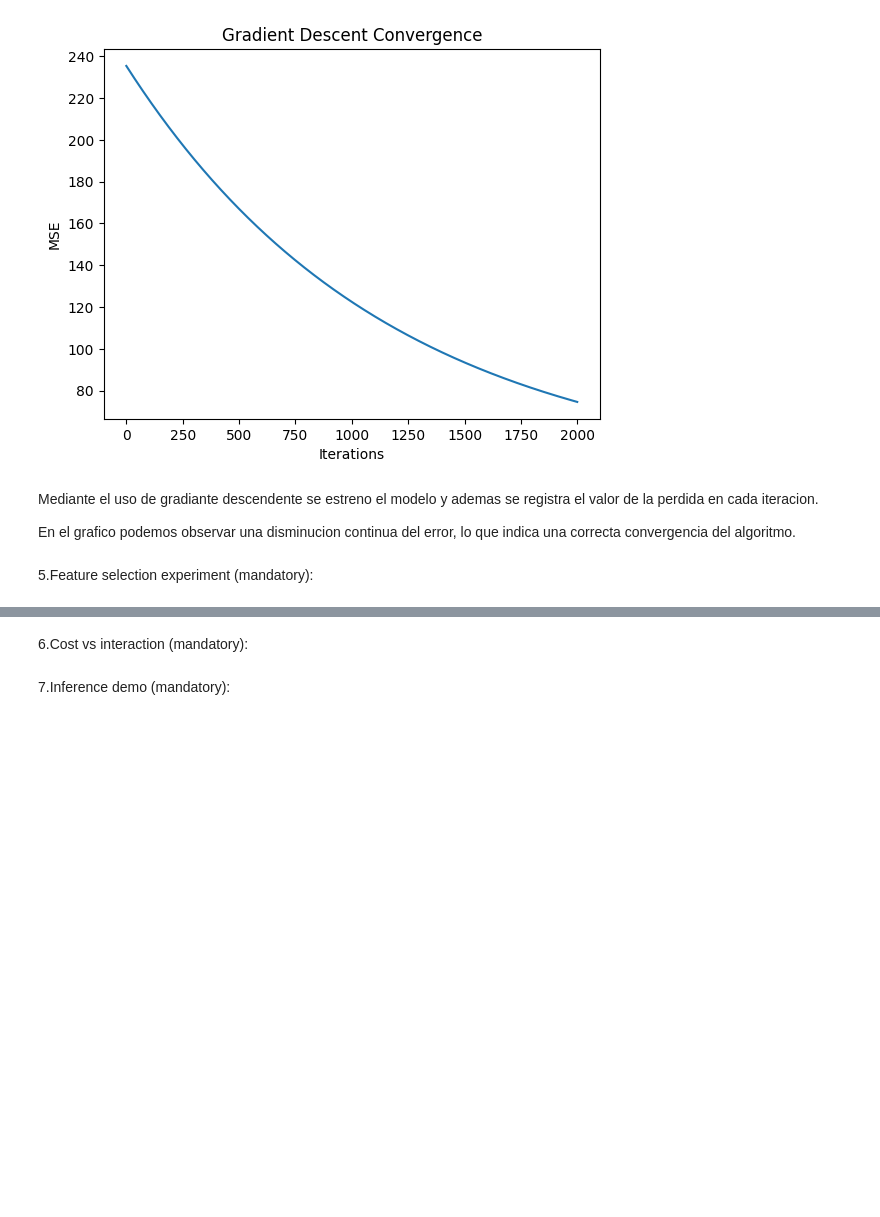
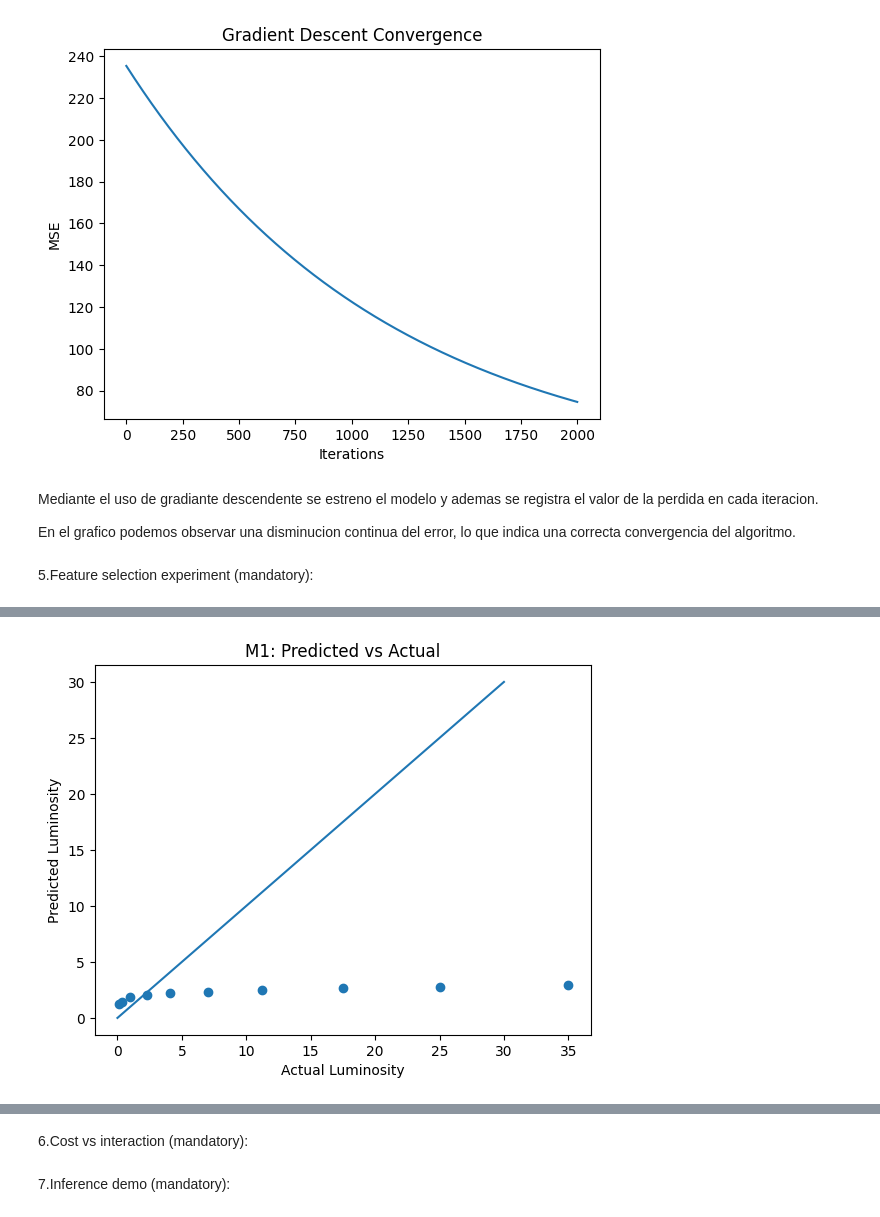
Before and after one commit to ders14028-bit/RodriguezDaniel-Regression_and_cloud_ready_AI_infrastructure, a Jupyter notebook: 02_part2_polyreg.ipynb, the cells around one changed output, grey strips where cells are left out. Saved outputs shown, nothing was run; the diff lists cells and outputs as text; code cells hidden in the pictures; blank space fills up the shorter version.

```diff
--- a/02_part2_polyreg.ipynb
+++ b/02_part2_polyreg.ipynb
@@ -104,3 +104,29 @@ Mediante el uso de gradiante descendente se estreno el modelo y ademas se regist
 En el grafico podemos observar una disminucion continua del error, lo que indica una correcta convergencia del algoritmo.
 # %% [markdown]
 5.Feature selection experiment (mandatory):
+# %%
+# Definicion de matricez
+
+X_M1 = np.column_stack([M, T])
+X_M2 = np.column_stack([M, T, M**2])
+X_M3 = np.column_stack([M, T, M**2, M*T])
+# %%
+# Comparacion de modelos
+
+models = {
+    "M1": X_M1,
+    "M2": X_M2,
+    "M3": X_M3
+}
+
+results = {}
+
+for name, X_i in models.items():
+    w_i, b_i, losses_i = gradient_descent(X_i, L)
+    results[name] = (w_i, b_i, losses_i[-1])
+
+    print(f"{name}")
+    print("w =", w_i)
+    print("b =", b_i)
+    print("Final loss =", losses_i[-1])
+    print()
@@ -106,0 +148,11 @@ En el grafico podemos observar una disminucion continua del error, lo que indica
+# %%
+y_hat = X_M1 @ results["M1"][0] + results["M1"][1]
+
+plt.scatter(L, y_hat)
+plt.plot([0, 40], [0, 40])
+plt.xlabel("Actual Luminosity")
+plt.ylabel("Predicted Luminosity")
+plt.title("M1: Predicted vs Actual")
+plt.show()
+# %% [output]
+[figure, added]
```
Also changed, not shown: parts of 4 cells of this notebook.
